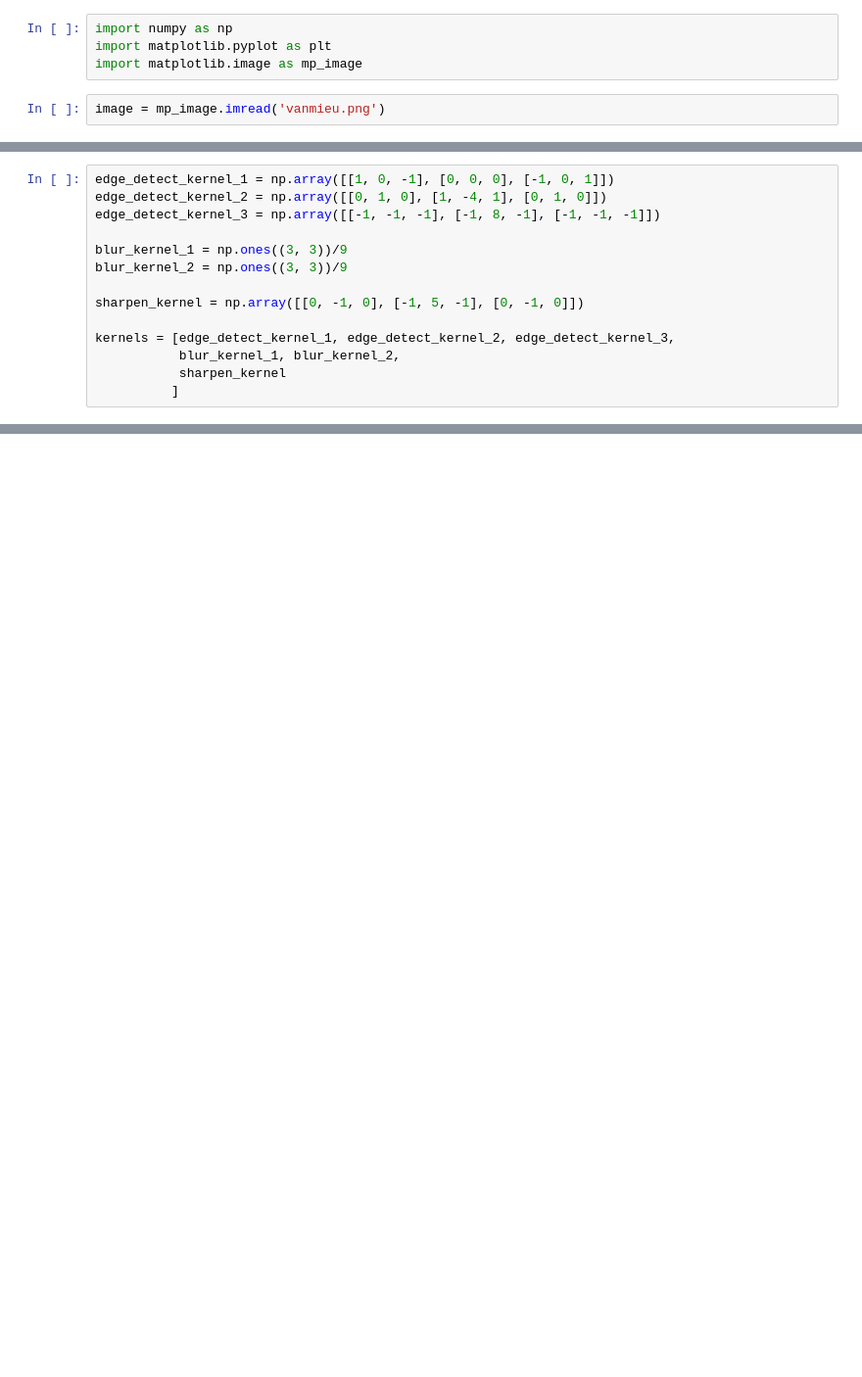
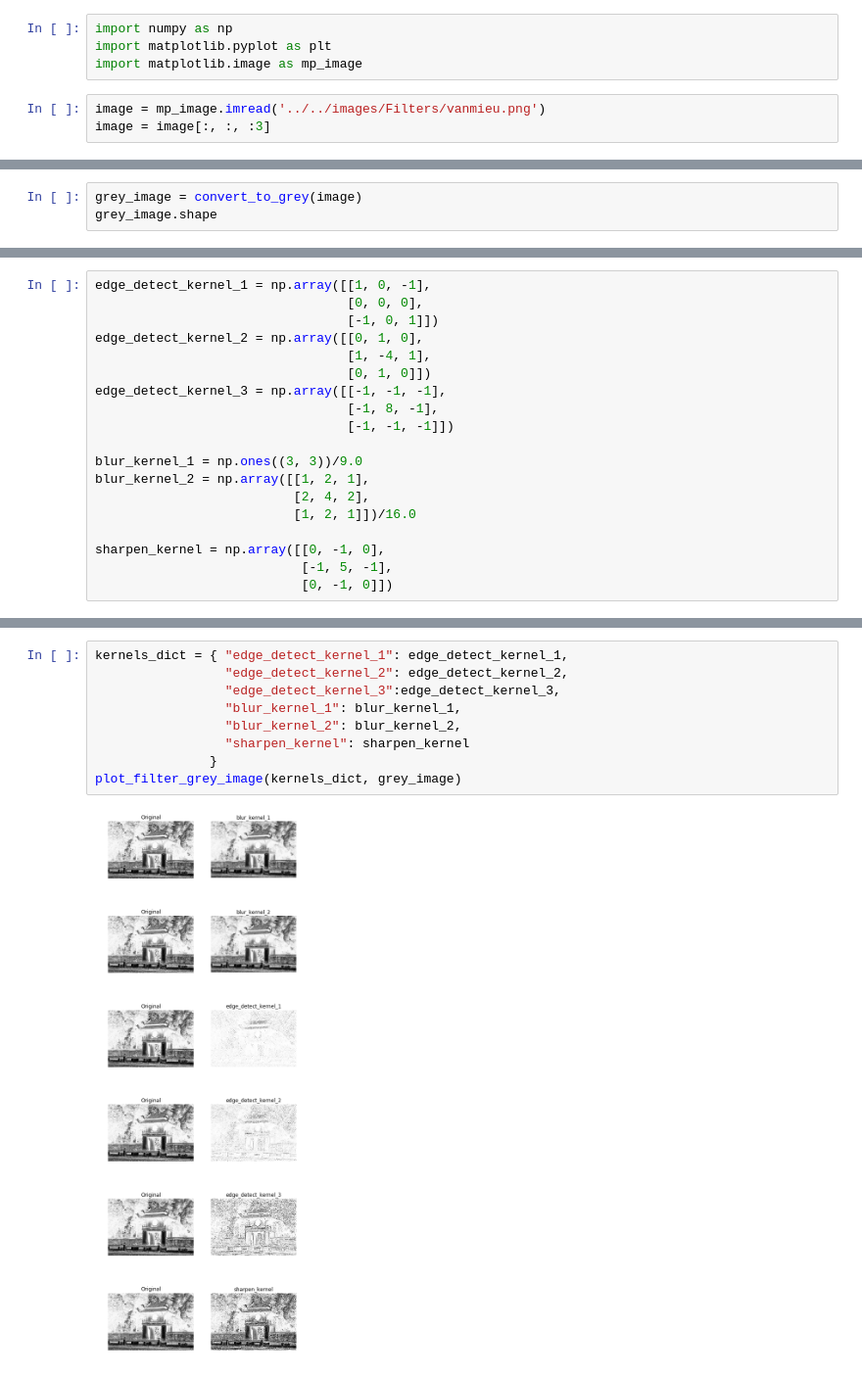
Before and after one commit to chauvm/tensorflow_tutorials, a Jupyter notebook: tutorials/tensorflow/Tutorials on image processing - Filters.ipynb, the cells around one changed output, grey strips where cells are left out. Shown at 98% size. Cells and saved outputs as stored; diff of their text form; blank space fills up the shorter version.

Commit message:
Edit image processing filters

```diff
--- a/tutorials/tensorflow/Tutorials on image processing - Filters.ipynb
+++ b/tutorials/tensorflow/Tutorials on image processing - Filters.ipynb
@@ -3,4 +3,5 @@ import numpy as np
 import matplotlib.pyplot as plt
 import matplotlib.image as mp_image
 # %%
-image = mp_image.imread('vanmieu.png')
+image = mp_image.imread('../../images/Filters/vanmieu.png')
+image = image[:, :, :3]
@@ -32,3 +31,6 @@ def filter_image(kernel, image):
                     new_value = 1.0
                 filtered_image[i, j, k] = new_value
     return filtered_image
+# %%
+grey_image = convert_to_grey(image)
+grey_image.shape
@@ -35,14 +53,19 @@ def filter_image(kernel, image):
 # %%
-edge_detect_kernel_1 = np.array([[1, 0, -1], [0, 0, 0], [-1, 0, 1]])
-edge_detect_kernel_2 = np.array([[0, 1, 0], [1, -4, 1], [0, 1, 0]])
-edge_detect_kernel_3 = np.array([[-1, -1, -1], [-1, 8, -1], [-1, -1, -1]])
+edge_detect_kernel_1 = np.array([[1, 0, -1],
+                                 [0, 0, 0],
+                                 [-1, 0, 1]])
+edge_detect_kernel_2 = np.array([[0, 1, 0],
+                                 [1, -4, 1],
+                                 [0, 1, 0]])
+edge_detect_kernel_3 = np.array([[-1, -1, -1],
+                                 [-1, 8, -1],
+                                 [-1, -1, -1]])
 
-blur_kernel_1 = np.ones((3, 3))/9
-blur_kernel_2 = np.ones((3, 3))/9
+blur_kernel_1 = np.ones((3, 3))/9.0
+blur_kernel_2 = np.array([[1, 2, 1],
+                          [2, 4, 2],
+                          [1, 2, 1]])/16.0
 
-sharpen_kernel = np.array([[0, -1, 0], [-1, 5, -1], [0, -1, 0]])
-
-kernels = [edge_detect_kernel_1, edge_detect_kernel_2, edge_detect_kernel_3,
-           blur_kernel_1, blur_kernel_2,
-           sharpen_kernel
-          ]
+sharpen_kernel = np.array([[0, -1, 0],
+                           [-1, 5, -1],
+                           [0, -1, 0]])
@@ -69,0 +122,11 @@ for kernel in kernels:
+# %%
+kernels_dict = { "edge_detect_kernel_1": edge_detect_kernel_1,
+                 "edge_detect_kernel_2": edge_detect_kernel_2,
+                 "edge_detect_kernel_3":edge_detect_kernel_3,
+                 "blur_kernel_1": blur_kernel_1,
+                 "blur_kernel_2": blur_kernel_2,
+                 "sharpen_kernel": sharpen_kernel
+               }
+plot_filter_grey_image(kernels_dict, grey_image)
+# %% [output]
+[figure, added]
```
Also changed, not shown: parts of 13 cells of this notebook, 2 other files.
